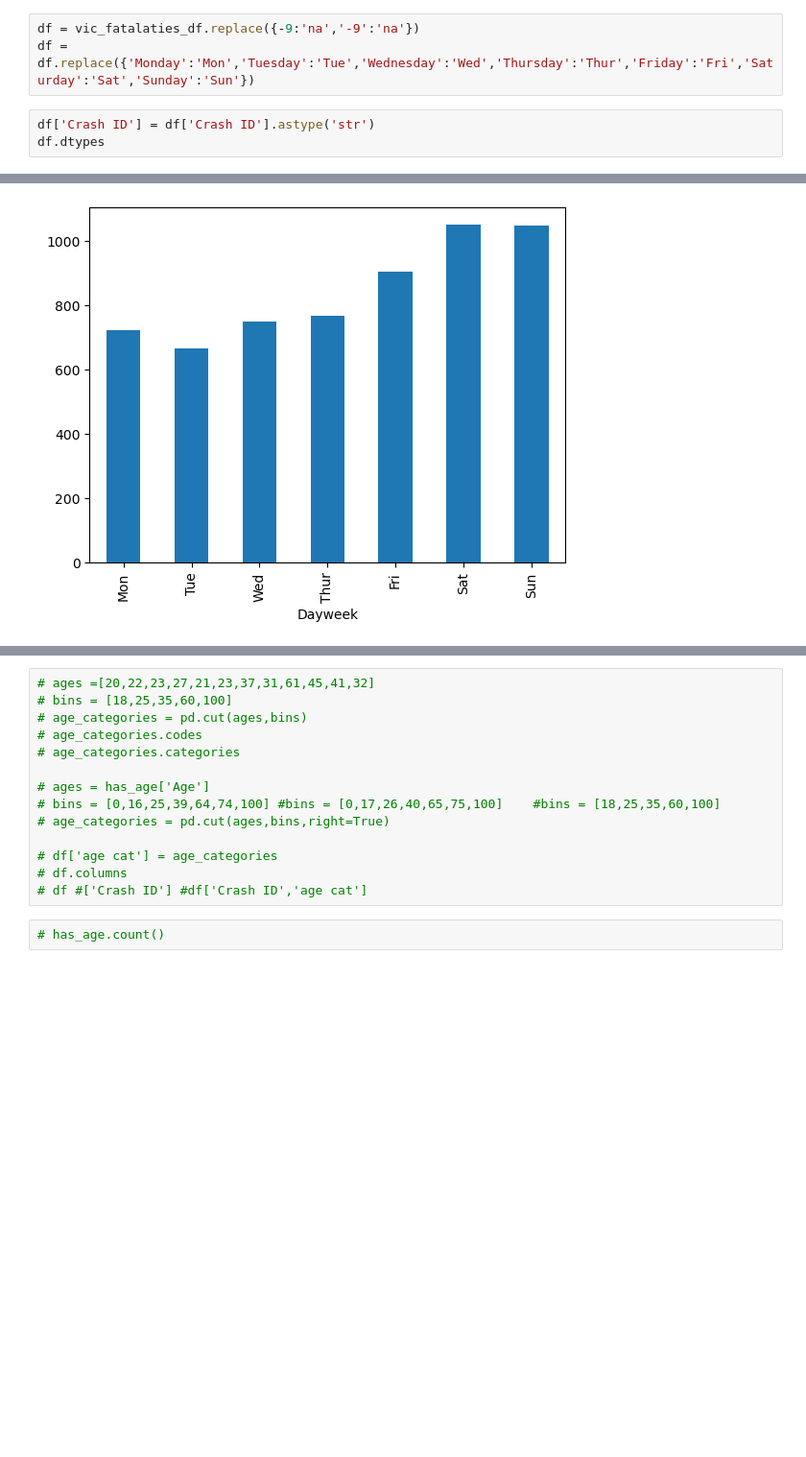
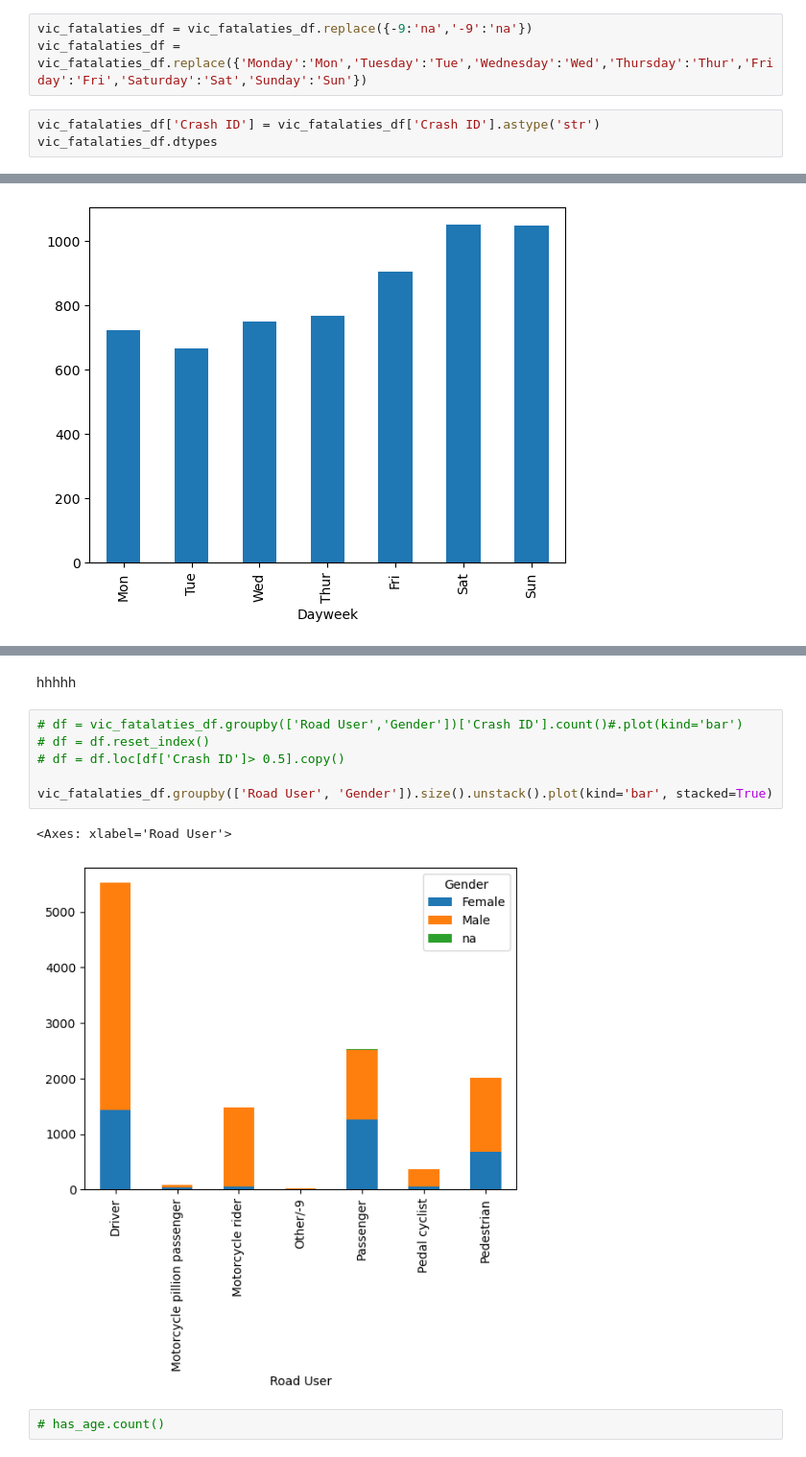
Before and after one commit to w-attson/project-one, a Jupyter notebook: Road_deaths.ipynb, the cells around one changed output, grey strips where cells are left out. Shown: that part at 96% size. Drawn from its saved outputs; the diff is of its cells as text; blank space fills up the shorter version.

```diff
--- a/Road_deaths.ipynb
+++ b/Road_deaths.ipynb
@@ -60,11 +61,11 @@ df.reset_index()
 | 12032 | 55042 | 19892626 | Vic | 1 | 1989 | Monday | 23:15:00 | Multiple | No | ... |
 12033 rows × 24 columns
 # %%
-df = vic_fatalaties_df.replace({-9:'na','-9':'na'})
-df = df.replace({'Monday':'Mon','Tuesday':'Tue','Wednesday':'Wed','Thursday':'Thur','Friday':'Fri','Saturday':'Sat','Sunday':'Sun'})
+vic_fatalaties_df = vic_fatalaties_df.replace({-9:'na','-9':'na'})
+vic_fatalaties_df = vic_fatalaties_df.replace({'Monday':'Mon','Tuesday':'Tue','Wednesday':'Wed','Thursday':'Thur','Friday':'Fri','Saturday':'Sat','Sunday':'Sun'})
 # %%
-df['Crash ID'] = df['Crash ID'].astype('str')
-df.dtypes
+vic_fatalaties_df['Crash ID'] = vic_fatalaties_df['Crash ID'].astype('str')
+vic_fatalaties_df.dtypes
 # %% [output]
 Crash ID                         object
 State                            object
@@ -172,17 +231,14 @@ df
+# %% [markdown]
+hhhhh
 # %%
-# ages =[20,22,23,27,21,23,37,31,61,45,41,32]
-# bins = [18,25,35,60,100]
-# age_categories = pd.cut(ages,bins)
-# age_categories.codes
-# age_categories.categories
+# df = vic_fatalaties_df.groupby(['Road User','Gender'])['Crash ID'].count()#.plot(kind='bar')
+# df = df.reset_index()
+# df = df.loc[df['Crash ID']> 0.5].copy()
 
-# ages = has_age['Age']
-# bins = [0,16,25,39,64,74,100] #bins = [0,17,26,40,65,75,100]    #bins = [18,25,35,60,100]
-# age_categories = pd.cut(ages,bins,right=True)
-
-# df['age cat'] = age_categories
-# df.columns
-# df #['Crash ID'] #df['Crash ID','age cat']
+vic_fatalaties_df.groupby(['Road User', 'Gender']).size().unstack().plot(kind='bar', stacked=True)
+# %% [output]
+<Axes: xlabel='Road User'>
+[figure, added]
 # %%
 # has_age.count()
 # %%
```
Also changed, not shown: parts of 16 cells of this notebook, 7 other files.
